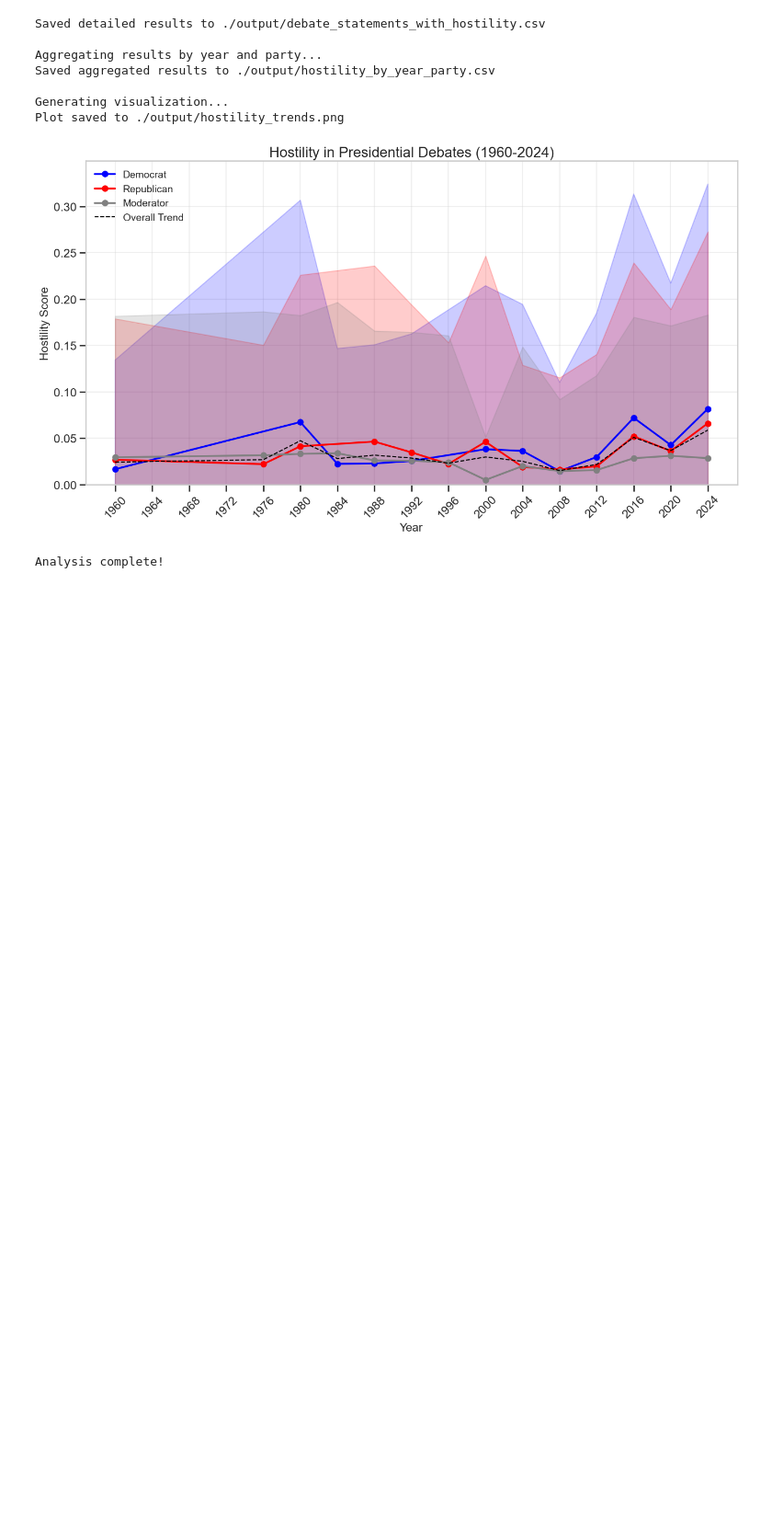
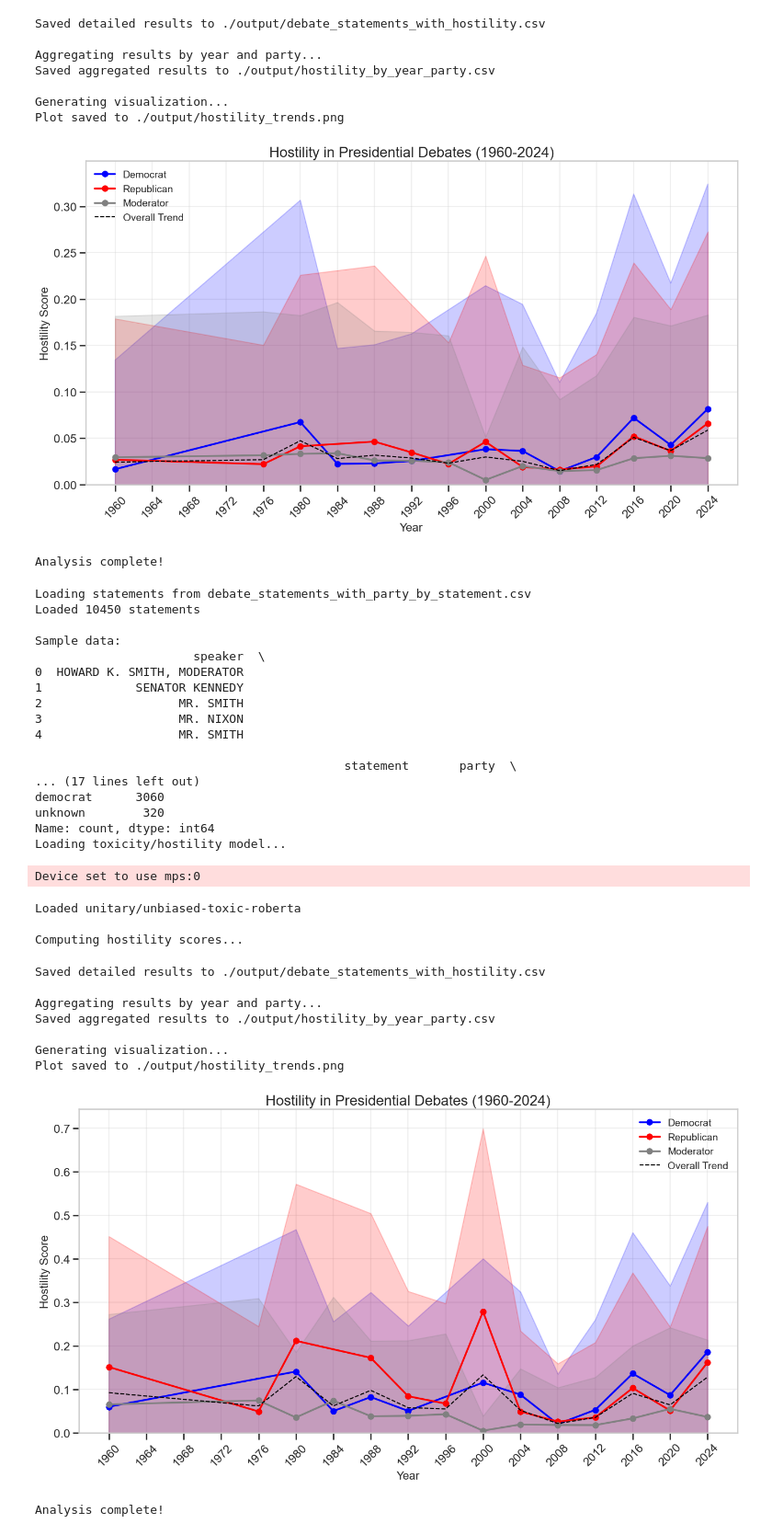
Before and after one commit to TyPer1234/NLU_Project-, a Jupyter notebook: pipeline_test.ipynb, the cells around one changed output. Shown: that part at 92% size. Saved outputs shown, nothing was run; the diff lists cells and outputs as text; code cells hidden in the pictures; blank space fills up the shorter version.

```diff
--- a/pipeline_test.ipynb
+++ b/pipeline_test.ipynb
@@ -805,3 +875,39 @@ Generating visualization...
 Plot saved to ./output/hostility_trends.png
 [figure]
 Analysis complete!
+# %%
+from debate_hostility_analysis import main
+
+# Run the complete pipeline
+main("debate_statements_with_party_by_statement.csv")
+# %% [output]
+Loading statements from debate_statements_with_party_by_statement.csv
+Loaded 10450 statements
+
+Sample data:
+                      speaker  \
+0  HOWARD K. SMITH, MODERATOR
+1             SENATOR KENNEDY
+2                   MR. SMITH
+3                   MR. NIXON
+4                   MR. SMITH
+
+                                           statement       party  \
+... (17 lines left out)
+democrat      3060
+unknown        320
+Name: count, dtype: int64
+Loading toxicity/hostility model...
+Device set to use mps:0
+Loaded unitary/unbiased-toxic-roberta
+
+Computing hostility scores...
+Saved detailed results to ./output/debate_statements_with_hostility.csv
+
+Aggregating results by year and party...
+Saved aggregated results to ./output/hostility_by_year_party.csv
+
+Generating visualization...
+Plot saved to ./output/hostility_trends.png
+[figure, added]
+Analysis complete!
```
Also changed, not shown: parts of 6 cells of this notebook, 8 other files.
